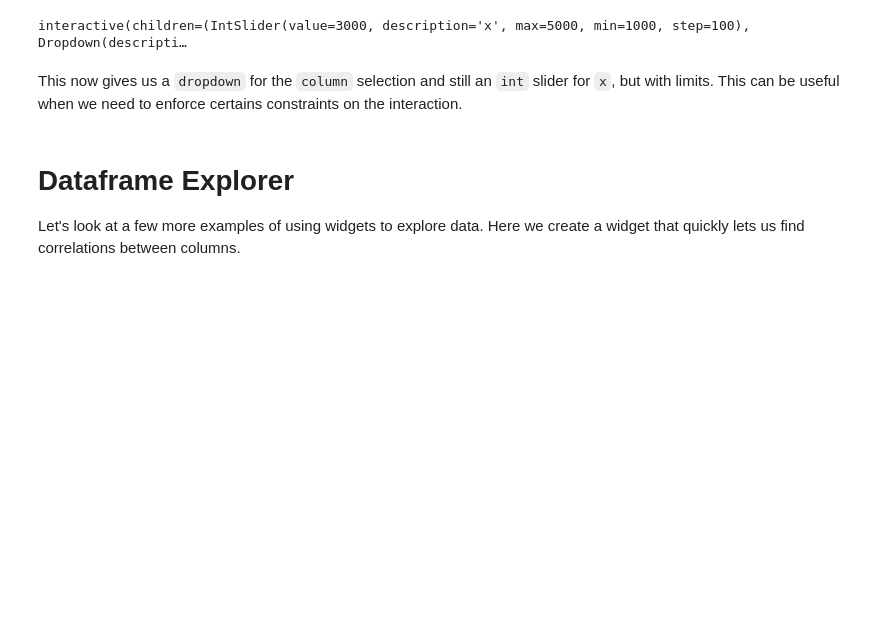
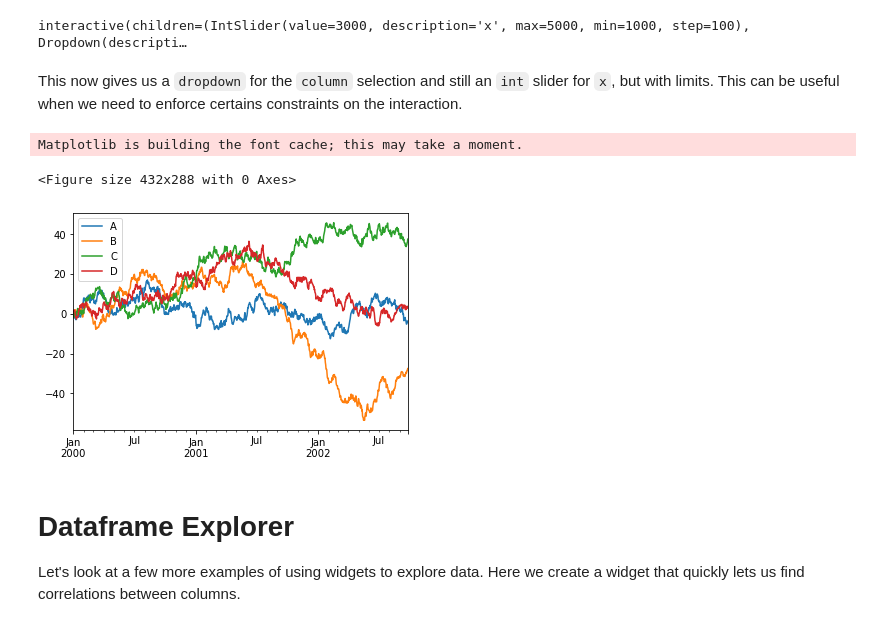
Before and after one commit to test-1-a/notebooks, a Jupyter notebook: ipywidgets.ipynb, the cells around one changed output. Drawn from its saved outputs; the diff is of its cells as text; code cells hidden in the pictures; blank space fills up the shorter version.

```diff
--- a/ipywidgets.ipynb
+++ b/ipywidgets.ipynb
@@ -99,6 +99,19 @@ def show_titles_more_than(x=(1000, 5000, 100),
 interactive(children=(IntSlider(value=3000, description='x', max=5000, min=1000, step=100), Dropdown(descripti…
 # %% [markdown]
 This now gives us a `dropdown` for the `column` selection and still an `int` slider for `x`, but with limits. This can be useful when we need to enforce certains constraints on the interaction.
+# %%
+import matplotlib.pyplot as plt
+
+ts = pd.Series(np.random.randn(1000), index=pd.date_range("1/1/2000", periods=1000))
+df = pd.DataFrame(np.random.randn(1000, 4), index=ts.index, columns=list("ABCD"))
+
+df = df.cumsum()
+plt.figure();
+df.plot();
+# %% [output]
+Matplotlib is building the font cache; this may take a moment.
+<Figure size 432x288 with 0 Axes>
+[figure, added]
 # %% [markdown]
 # Dataframe Explorer
 
```
